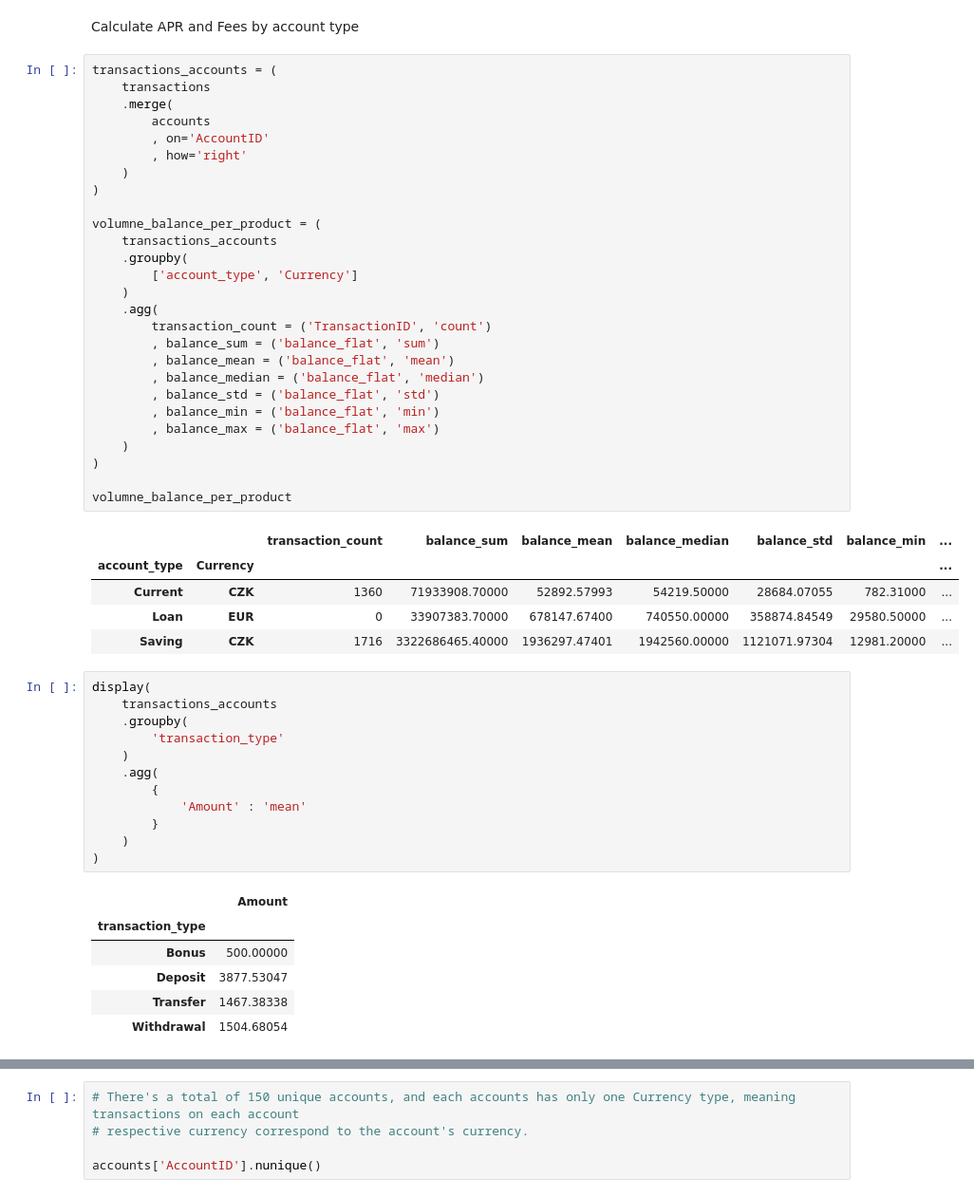
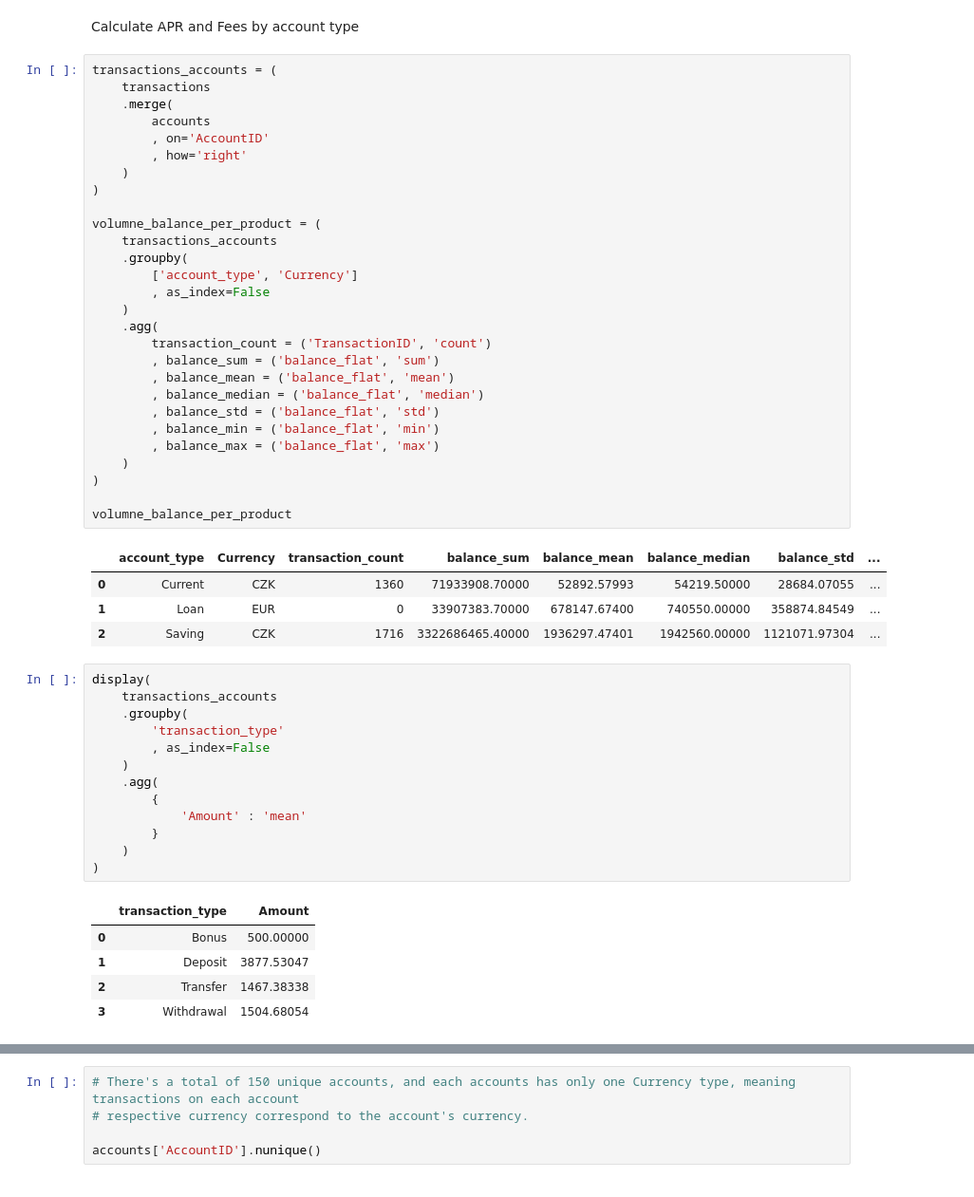
Before and after one commit to arortega-git/world_bank_ETL, a Jupyter notebook: test_pwc/notebook/notebook.ipynb, the cells around one changed output, grey strips where cells are left out. Shown at 95% size. Cells and saved outputs as stored; diff of their text form.

```diff
--- a/test_pwc/notebook/notebook.ipynb
+++ b/test_pwc/notebook/notebook.ipynb
@@ -260,41 +268,42 @@ Calculate APR and Fees by account type
 # %%
 transactions_accounts = (
     transactions
     .merge(
         accounts
         , on='AccountID'
         , how='right'
     )
 )
 
 volumne_balance_per_product = (
     transactions_accounts
     .groupby(
         ['account_type', 'Currency']
+        , as_index=False
     )
     .agg(
         transaction_count = ('TransactionID', 'count')
         , balance_sum = ('balance_flat', 'sum')
         , balance_mean = ('balance_flat', 'mean')
         , balance_median = ('balance_flat', 'median')
         , balance_std = ('balance_flat', 'std')
         , balance_min = ('balance_flat', 'min')
         , balance_max = ('balance_flat', 'max')
     )
 )
 
 volumne_balance_per_product
 # %% [output]
-|  |  | transaction_count | balance_sum | balance_mean | balance_median | balance_std | balance_min | ... |
-| account_type | Currency |  |  |  |  |  |  | ... |
-| Current | CZK | 1360 | 71933908.70000 | 52892.57993 | 54219.50000 | 28684.07055 | 782.31000 | ... |
-| Loan | EUR | 0 | 33907383.70000 | 678147.67400 | 740550.00000 | 358874.84549 | 29580.50000 | ... |
-| Saving | CZK | 1716 | 3322686465.40000 | 1936297.47401 | 1942560.00000 | 1121071.97304 | 12981.20000 | ... |
+|  | account_type | Currency | transaction_count | balance_sum | balance_mean | balance_median | balance_std | ... |
+| 0 | Current | CZK | 1360 | 71933908.70000 | 52892.57993 | 54219.50000 | 28684.07055 | ... |
+| 1 | Loan | EUR | 0 | 33907383.70000 | 678147.67400 | 740550.00000 | 358874.84549 | ... |
+| 2 | Saving | CZK | 1716 | 3322686465.40000 | 1936297.47401 | 1942560.00000 | 1121071.97304 | ... |
 # %%
 display(
     transactions_accounts
     .groupby(
         'transaction_type'
+        , as_index=False
     )
     .agg(
         {
@@ -303,12 +312,11 @@ display(
     )
 )
 # %% [output]
-|  | Amount |
-| transaction_type |  |
-| Bonus | 500.00000 |
-| Deposit | 3877.53047 |
-| Transfer | 1467.38338 |
-| Withdrawal | 1504.68054 |
+|  | transaction_type | Amount |
+| 0 | Bonus | 500.00000 |
+| 1 | Deposit | 3877.53047 |
+| 2 | Transfer | 1467.38338 |
+| 3 | Withdrawal | 1504.68054 |
 # %%
 # Transactions table doesn't have currency information, just the amount. I need to see if each account can only
 # have one type of currency or multiple types.
```
Also changed, not shown: parts of 19 cells of this notebook.
